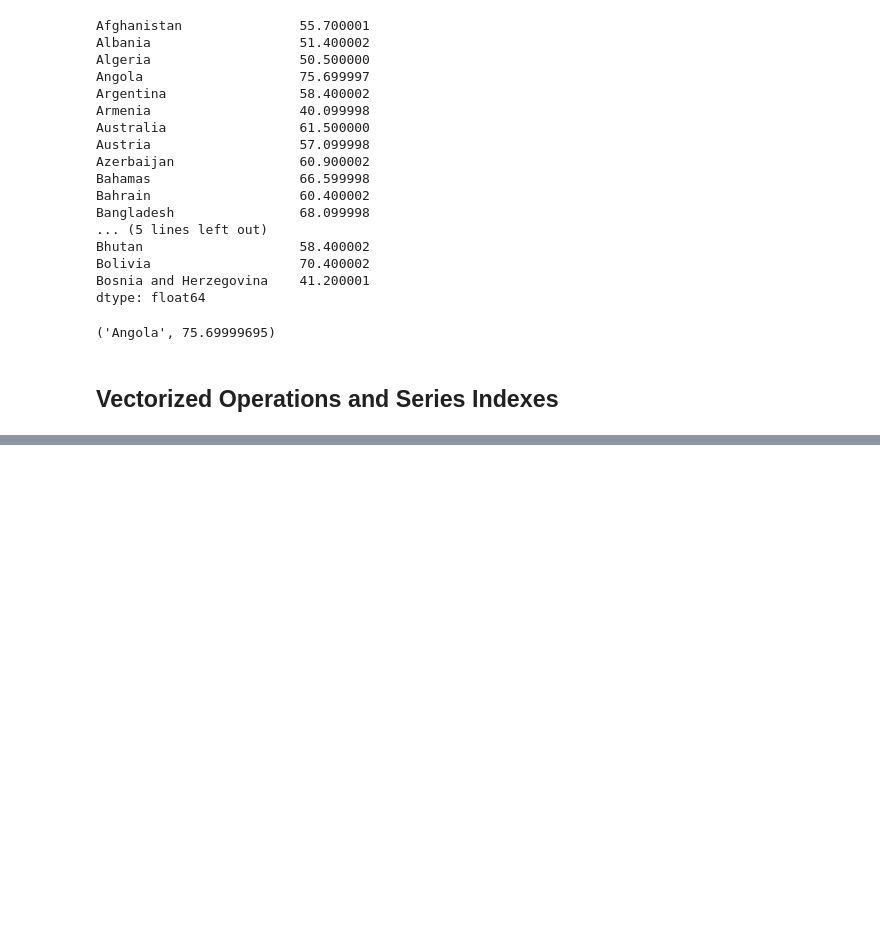
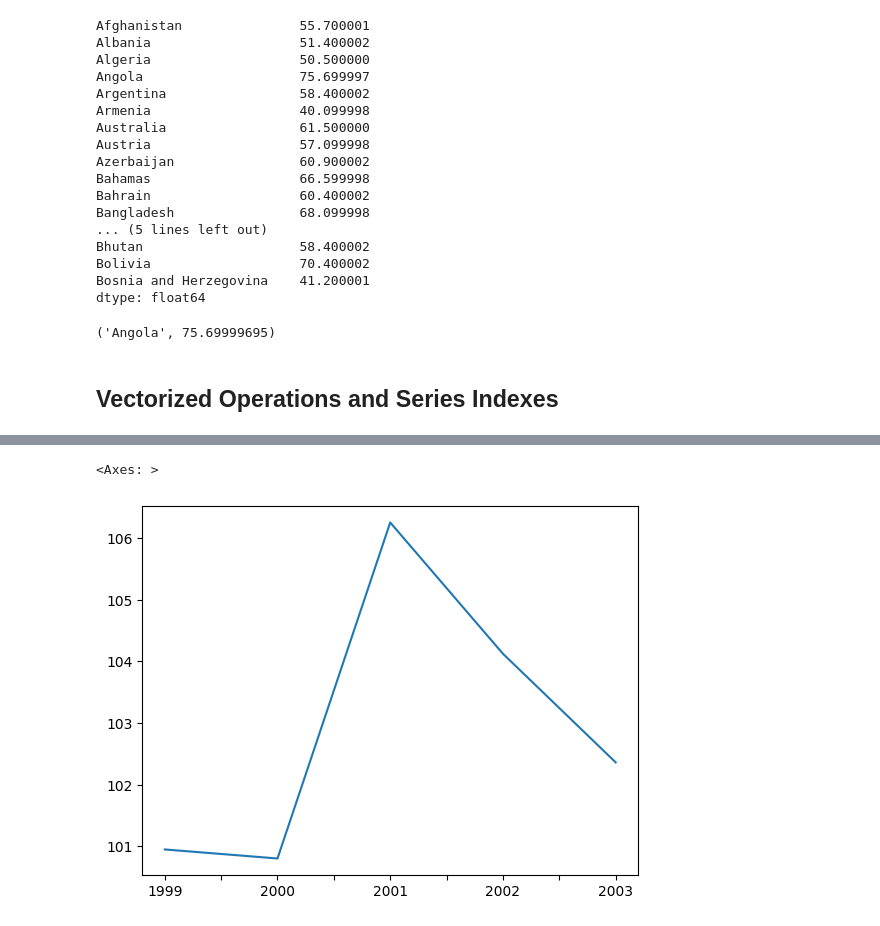
Before and after one commit to Dolssay/Udacity-IntroToDataAnalysis, a Jupyter notebook: Lesson2_Numpy&PandasFor1D-Data/L2_LearningTheTools.ipynb, the cells around one changed output, grey strips where cells are left out. Saved outputs shown, nothing was run; the diff lists cells and outputs as text; code cells hidden in the pictures; blank space fills up the shorter version.

```diff
--- a/Lesson2_Numpy&PandasFor1D-Data/L2_LearningTheTools.ipynb
+++ b/Lesson2_Numpy&PandasFor1D-Data/L2_LearningTheTools.ipynb
@@ -530,0 +723,5 @@ print(max_employment(employment1))
+# %%
+male_completion_vn.plot()
+# %% [output]
+<Axes: >
+[figure, added]
```
Also changed, not shown: parts of 15 cells of this notebook, 6 other files.
